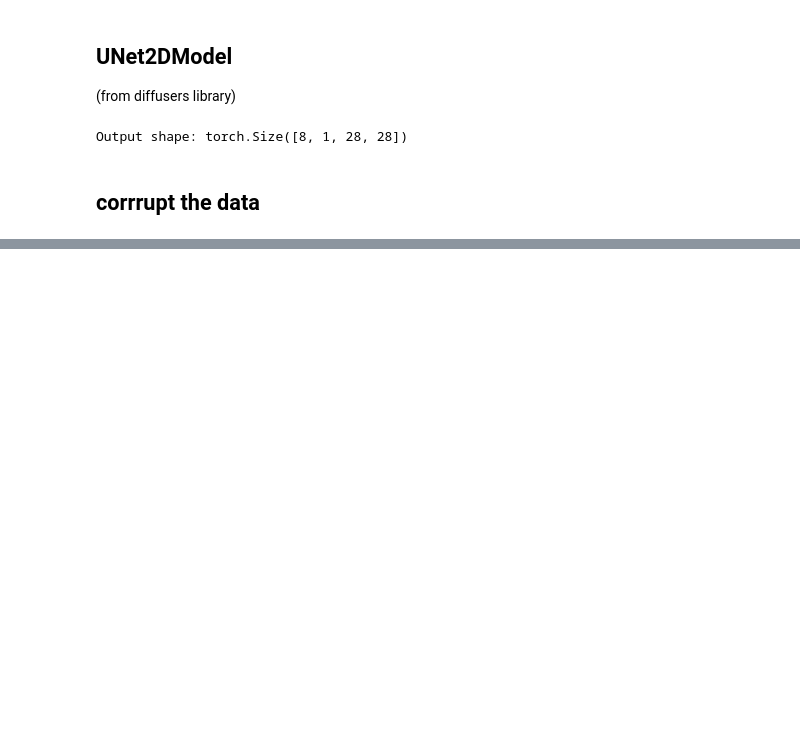
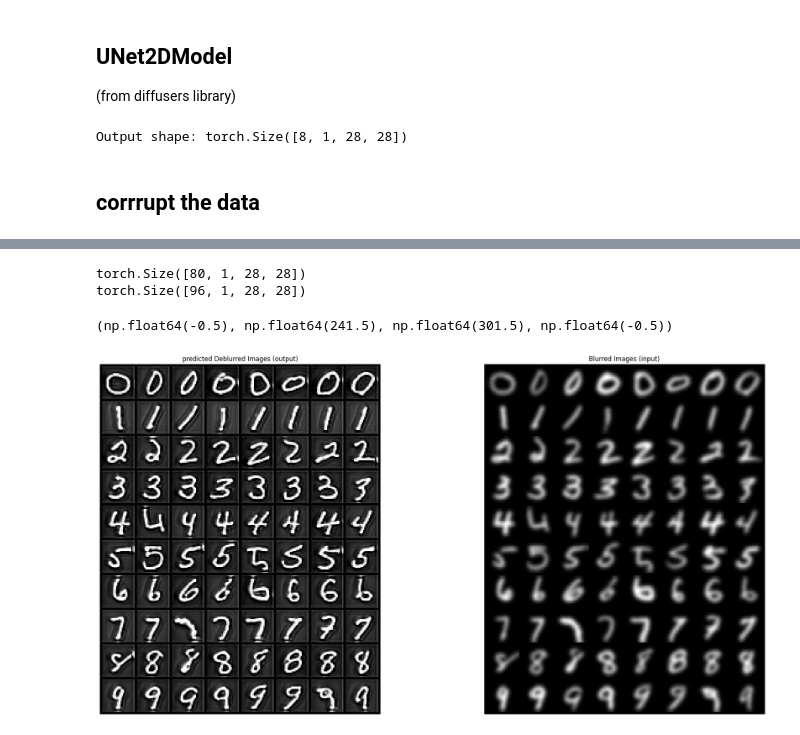
Before and after one commit to JG-geek/Diffusion_Models, a Jupyter notebook: deblurring_using_UNet.ipynb, the cells around one changed output, grey strips where cells are left out. Cells and saved outputs as stored; diff of their text form; code cells hidden in the pictures; blank space fills up the shorter version.

```diff
--- a/deblurring_using_UNet.ipynb
+++ b/deblurring_using_UNet.ipynb
@@ -157,0 +166,63 @@ plt.plot(losses)
+# %%
+# Load the MNIST test dataset
+mnist_test = torchvision.datasets.MNIST(root="mnist/", train=False, download=True,
+                                        transform=torchvision.transforms.ToTensor())
+# Load test dataset
+test_loader = DataLoader(mnist_test, batch_size=256, shuffle=True)  # Larger batch to ensure all labels exist
+test_images, test_labels = next(iter(test_loader))  # Get a batch of images and labels
+# %%
+# Move data to device
+test_images = test_images
+test_labels = test_labels
+
+# Select images corresponding to y (ensuring the order matches)
+selected_images = []
+# Iterate over labels 0 to 9
+for label in range(10):
+    # Get all indices where the test label matches the current label
+    indices = (test_labels == label).nonzero(as_tuple=True)[0]
+    # Shuffle and take 8 indices (or take the first 8 if order doesn't matter)
+    selected = indices[torch.randperm(len(indices))][:8]
+    # Append the corresponding images
+    for idx in selected:
+        selected_images.append(test_images[idx])
+
+selected_images = torch.stack(selected_images)  # Shape will be (80, 1, 28, 28)
+
+blurred_x = torch.stack([smooth_gaussian(img,5,3) for img in selected_images])  # Blur them
+print(blurred_x.shape)
+print(x.shape)
+blurred_x = blurred_x.to(device)
+# # Sampling loop
+# for i, t in tqdm(enumerate(noise_scheduler.timesteps)):
+    # t = t.expand(x.shape[0])  # Ensure `t` matches batch size (80)
+
+# Get model pred
+model.eval()
+with torch.no_grad():
+    x_hat = model(blurred_x, 0).sample  # Again, note that we pass in our labels y
+
+    # Update sample with step
+    # x = noise_scheduler.step(residual, t, x).prev_sample
+
+# Convert tensors to grid format for visualization
+generated_grid = torchvision.utils.make_grid(x_hat.detach().cpu().clip(-1, 1), nrow=8, normalize=True)
+blurred_grid = torchvision.utils.make_grid(blurred_x.detach().cpu(), nrow=8, normalize=True)
+
+# Create figure and show images
+fig, axes = plt.subplots(1, 2, figsize=(24, 12))
+
+# Show generated images
+axes[0].imshow(generated_grid.permute(1, 2, 0), cmap='Greys')
+axes[0].set_title("predicted Deblurred Images (output)")
+axes[0].axis("off")
+
+# Show blurred conditioning images
+axes[1].imshow(blurred_grid.permute(1, 2, 0), cmap='Greys')
+axes[1].set_title("Blurred Images (input)")
+axes[1].axis("off")
+# %% [output]
+torch.Size([80, 1, 28, 28])
+torch.Size([96, 1, 28, 28])
+(np.float64(-0.5), np.float64(241.5), np.float64(301.5), np.float64(-0.5))
+[figure, added]
```
Also changed, not shown: parts of 4 cells of this notebook.
